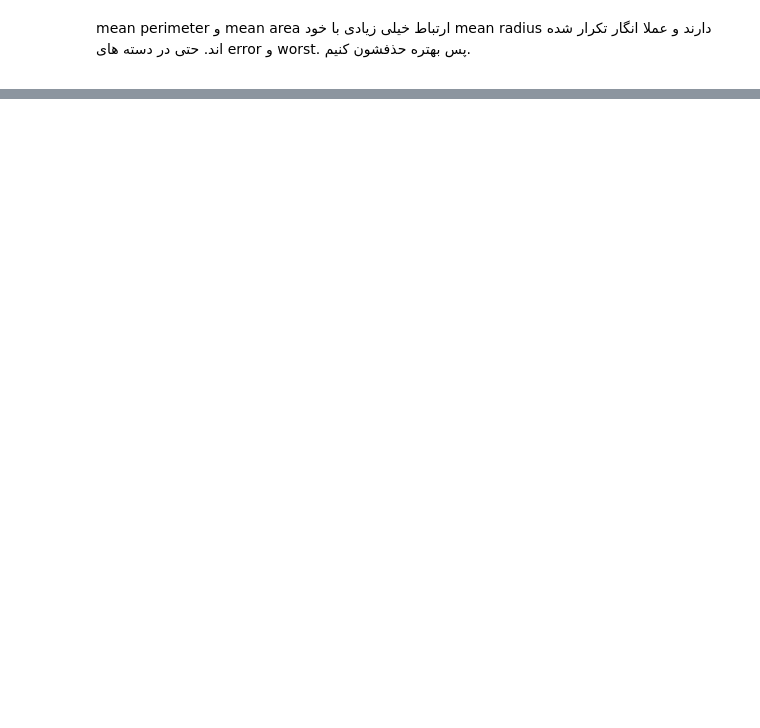
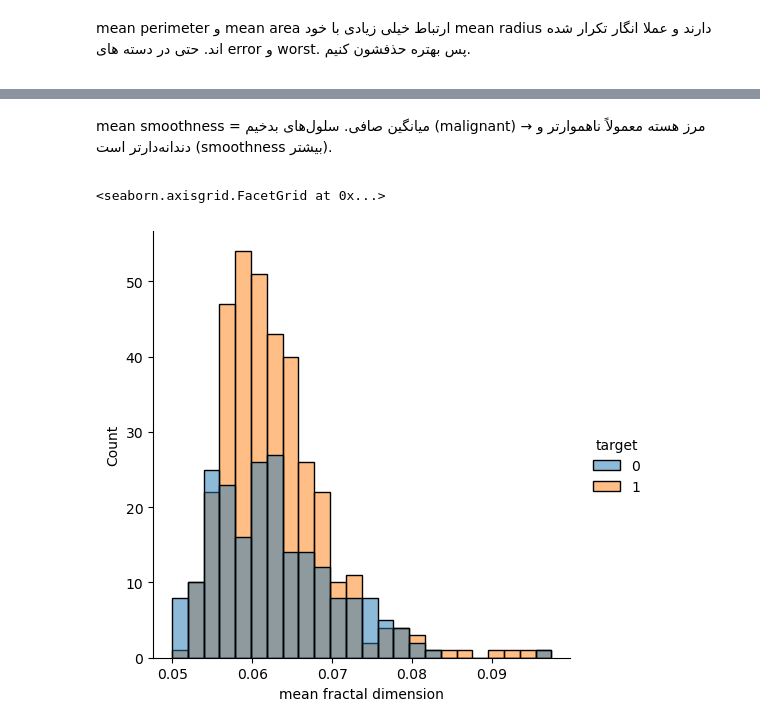
Before and after one commit to AliMHD1377/Personal-projects, a Jupyter notebook: Visualization/Breast Cancer-viz.ipynb, the cells around one changed output, grey strips where cells are left out. Drawn from its saved outputs; the diff is of its cells as text; code cells hidden in the pictures; blank space fills up the shorter version.

```diff
--- a/Visualization/Breast Cancer-viz.ipynb
+++ b/Visualization/Breast Cancer-viz.ipynb
@@ -138,0 +170,13 @@ mean perimeter و mean area ارتباط خیلی زیادی با خود mean ra
+# %% [markdown]
+<div dir='rtl'>
+
+mean smoothness = میانگین صافی. سلول‌های بدخیم (malignant) → مرز هسته معمولاً ناهموارتر و دندانه‌دارتر است (smoothness بیشتر).
+# %%
+sns.displot(
+    data=df,
+    x='mean fractal dimension',
+    hue='target'
+)
+# %% [output]
+<seaborn.axisgrid.FacetGrid at 0x...>
+[figure, added]
```
Also changed, not shown: parts of 25 cells of this notebook, 1 other file.
